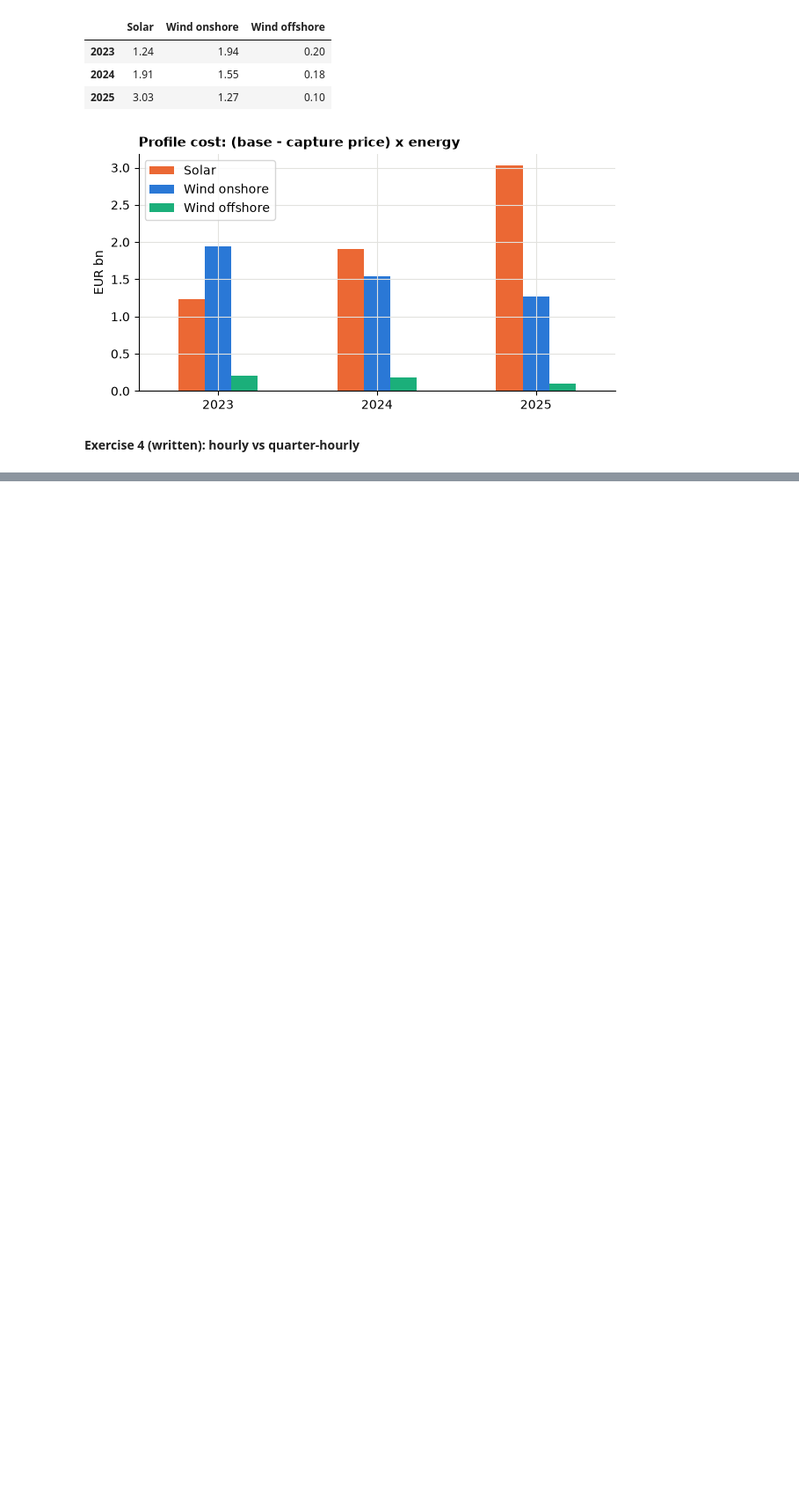
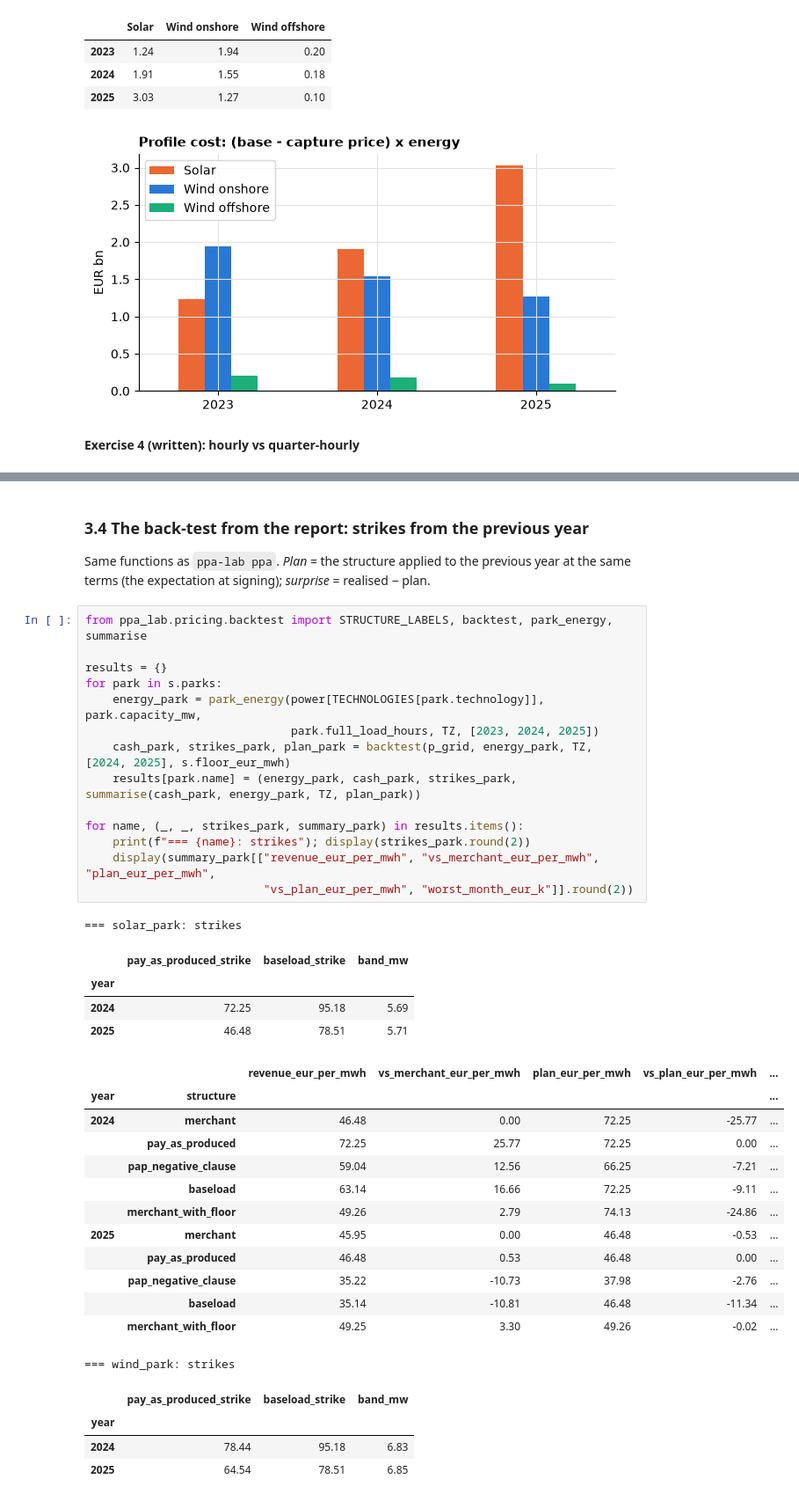
Before and after one commit to ankitpatel1661/ppa-lab, a Jupyter notebook: notebooks/ppa_lab_playground.ipynb, the cells around one changed output, grey strips where cells are left out. Shown at 88% size. Cells and saved outputs as stored; diff of their text form; blank space fills up the shorter version.

```diff
--- a/notebooks/ppa_lab_playground.ipynb
+++ b/notebooks/ppa_lab_playground.ipynb
@@ -735,0 +838,41 @@ show_written_answer("day02_capture.py", "# Your answer:")
+# %% [markdown]
+### 3.4 The back-test from the report: strikes from the previous year
+Same functions as `ppa-lab ppa`. *Plan* = the structure applied to the previous year at the same
+terms (the expectation at signing); *surprise* = realised − plan.
+# %%
+from ppa_lab.pricing.backtest import STRUCTURE_LABELS, backtest, park_energy, summarise
+
+results = {}
+for park in s.parks:
+    energy_park = park_energy(power[TECHNOLOGIES[park.technology]], park.capacity_mw,
+                              park.full_load_hours, TZ, [2023, 2024, 2025])
+    cash_park, strikes_park, plan_park = backtest(p_grid, energy_park, TZ, [2024, 2025], s.floor_eur_mwh)
+    results[park.name] = (energy_park, cash_park, strikes_park, summarise(cash_park, energy_park, TZ, plan_park))
+
+for name, (_, _, strikes_park, summary_park) in results.items():
+    print(f"=== {name}: strikes"); display(strikes_park.round(2))
+    display(summary_park[["revenue_eur_per_mwh", "vs_merchant_eur_per_mwh", "plan_eur_per_mwh",
+                          "vs_plan_eur_per_mwh", "worst_month_eur_k"]].round(2))
+# %% [output]
+=== solar_park: strikes
+|  | pay_as_produced_strike | baseload_strike | band_mw |
+| year |  |  |  |
+| 2024 | 72.25 | 95.18 | 5.69 |
+| 2025 | 46.48 | 78.51 | 5.71 |
+|  |  | revenue_eur_per_mwh | vs_merchant_eur_per_mwh | plan_eur_per_mwh | vs_plan_eur_per_mwh | ... |
+| year | structure |  |  |  |  | ... |
+| 2024 | merchant | 46.48 | 0.00 | 72.25 | -25.77 | ... |
+|  | pay_as_produced | 72.25 | 25.77 | 72.25 | 0.00 | ... |
+|  | pap_negative_clause | 59.04 | 12.56 | 66.25 | -7.21 | ... |
+|  | baseload | 63.14 | 16.66 | 72.25 | -9.11 | ... |
+|  | merchant_with_floor | 49.26 | 2.79 | 74.13 | -24.86 | ... |
+| 2025 | merchant | 45.95 | 0.00 | 46.48 | -0.53 | ... |
+|  | pay_as_produced | 46.48 | 0.53 | 46.48 | 0.00 | ... |
+|  | pap_negative_clause | 35.22 | -10.73 | 37.98 | -2.76 | ... |
+|  | baseload | 35.14 | -10.81 | 46.48 | -11.34 | ... |
+|  | merchant_with_floor | 49.25 | 3.30 | 49.26 | -0.02 | ... |
+=== wind_park: strikes
+|  | pay_as_produced_strike | baseload_strike | band_mw |
+| year |  |  |  |
+| 2024 | 78.44 | 95.18 | 6.83 |
+| 2025 | 64.54 | 78.51 | 6.85 |
```
Also changed, not shown: parts of 28 cells of this notebook, 31 other files.
